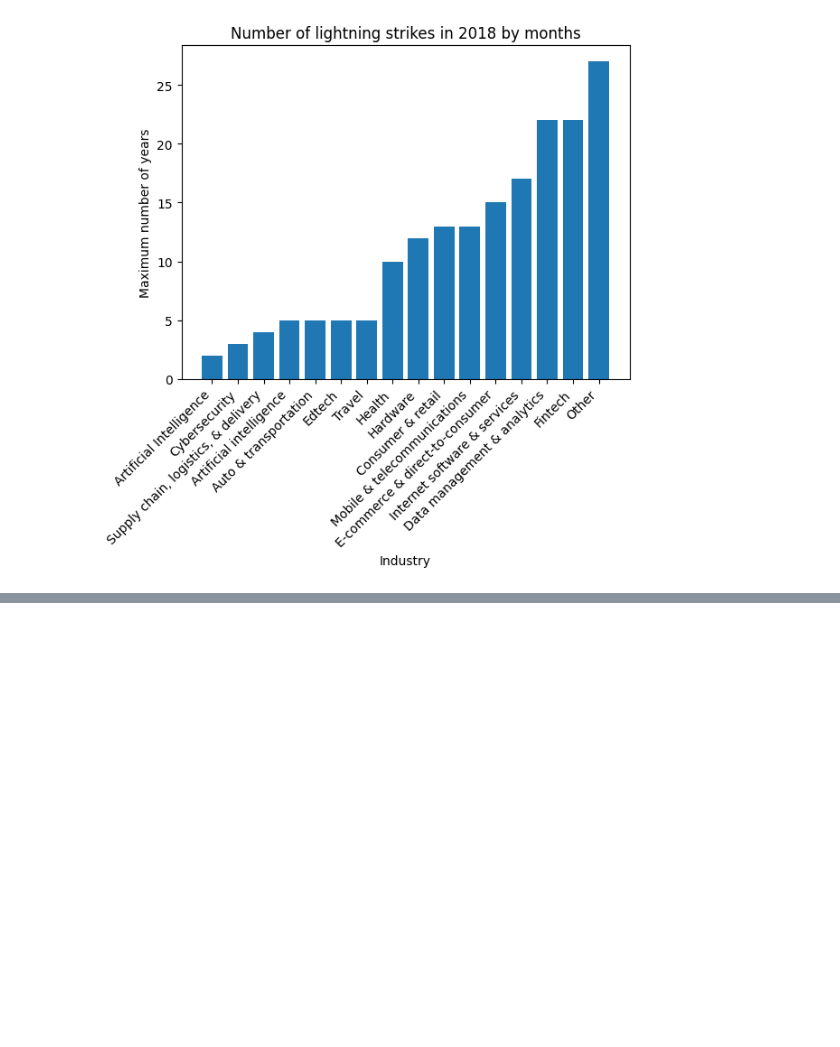
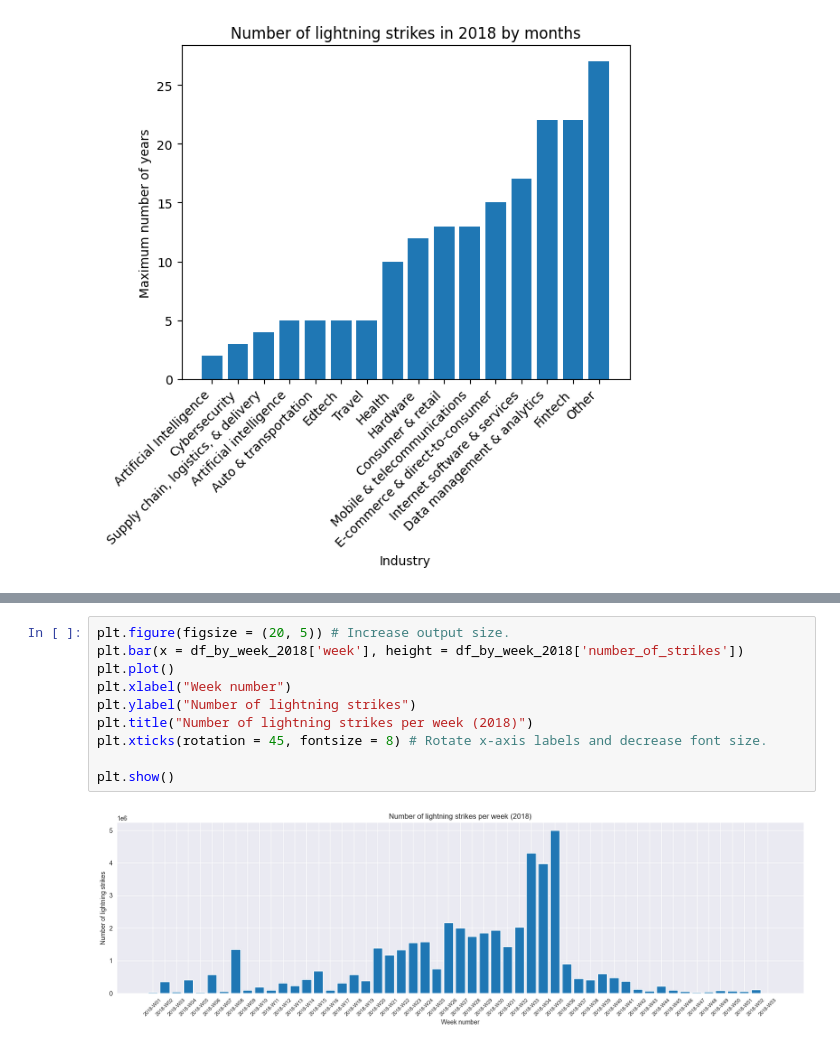
Before and after one commit to yildizramazan/daily-lightning-strikes, a Jupyter notebook: notebook.ipynb, the cells around one changed output, grey strips where cells are left out. Saved outputs shown, nothing was run; the diff lists cells and outputs as text; blank space fills up the shorter version.

```diff
--- a/notebook.ipynb
+++ b/notebook.ipynb
@@ -328,0 +400,12 @@ None
+# %%
+plt.figure(figsize = (20, 5)) # Increase output size.
+plt.bar(x = df_by_week_2018['week'], height = df_by_week_2018['number_of_strikes'])
+plt.plot()
+plt.xlabel("Week number")
+plt.ylabel("Number of lightning strikes")
+plt.title("Number of lightning strikes per week (2018)")
+plt.xticks(rotation = 45, fontsize = 8) # Rotate x-axis labels and decrease font size.
+
+plt.show()
+# %% [output]
+[figure, added]
```
Also changed, not shown: parts of 17 cells of this notebook.
